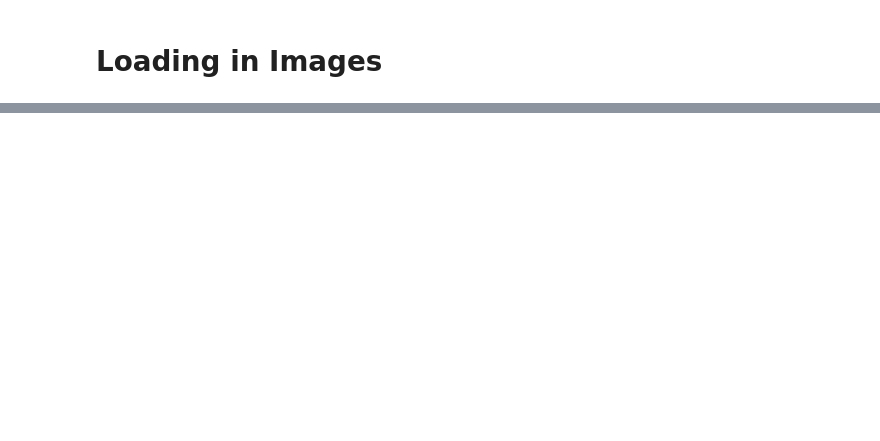
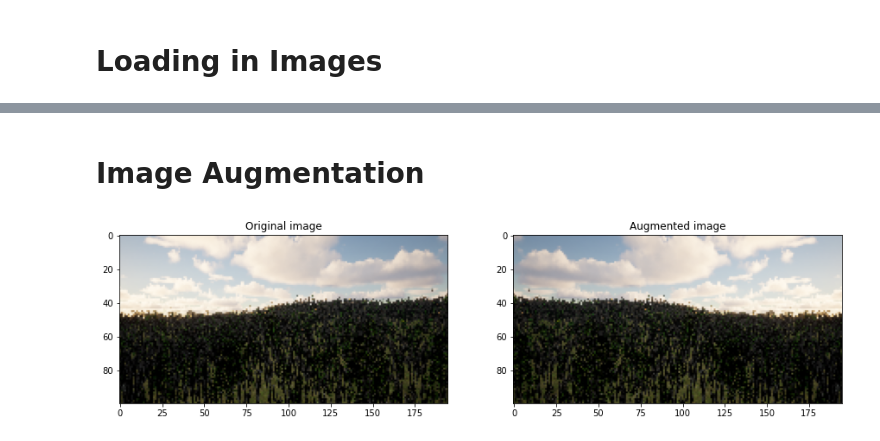
Before and after one commit to sdeittrick/Wildfire_Detection_Capstone_697, a Jupyter notebook: wildfire_prediction_pipeline/model_exploration.ipynb, the cells around one changed output, grey strips where cells are left out. Drawn from its saved outputs; the diff is of its cells as text; code cells hidden in the pictures; blank space fills up the shorter version.

```diff
--- a/wildfire_prediction_pipeline/model_exploration.ipynb
+++ b/wildfire_prediction_pipeline/model_exploration.ipynb
@@ -42,9 +49,0 @@ For loading the images for the model simply run the the below code
-# %%
-# to load image files from pickles both train and test
-dir = os.getcwd()
-
-with open('{}/artifacts/{}'.format(dir, 'train_images_pkl_all.pkl'), 'rb') as pickle_file:
-    train_data = pickle.load(pickle_file)
-
-with open('{}/artifacts/{}'.format(dir, 'test_images_pkl_even_ratio.pkl'), 'rb') as pickle_file:
-    test_data = pickle.load(pickle_file)
@@ -370,0 +92,8 @@ NameError: name 'units' is not defined
+# %% [markdown]
+# Image Augmentation
+# %%
+image = train_images[251]
+flipped = tf.image.flip_left_right(image)
+visualize(image, flipped)
+# %% [output]
+[figure, added]
```
Also changed, not shown: parts of 58 cells of this notebook, 17 other files.
